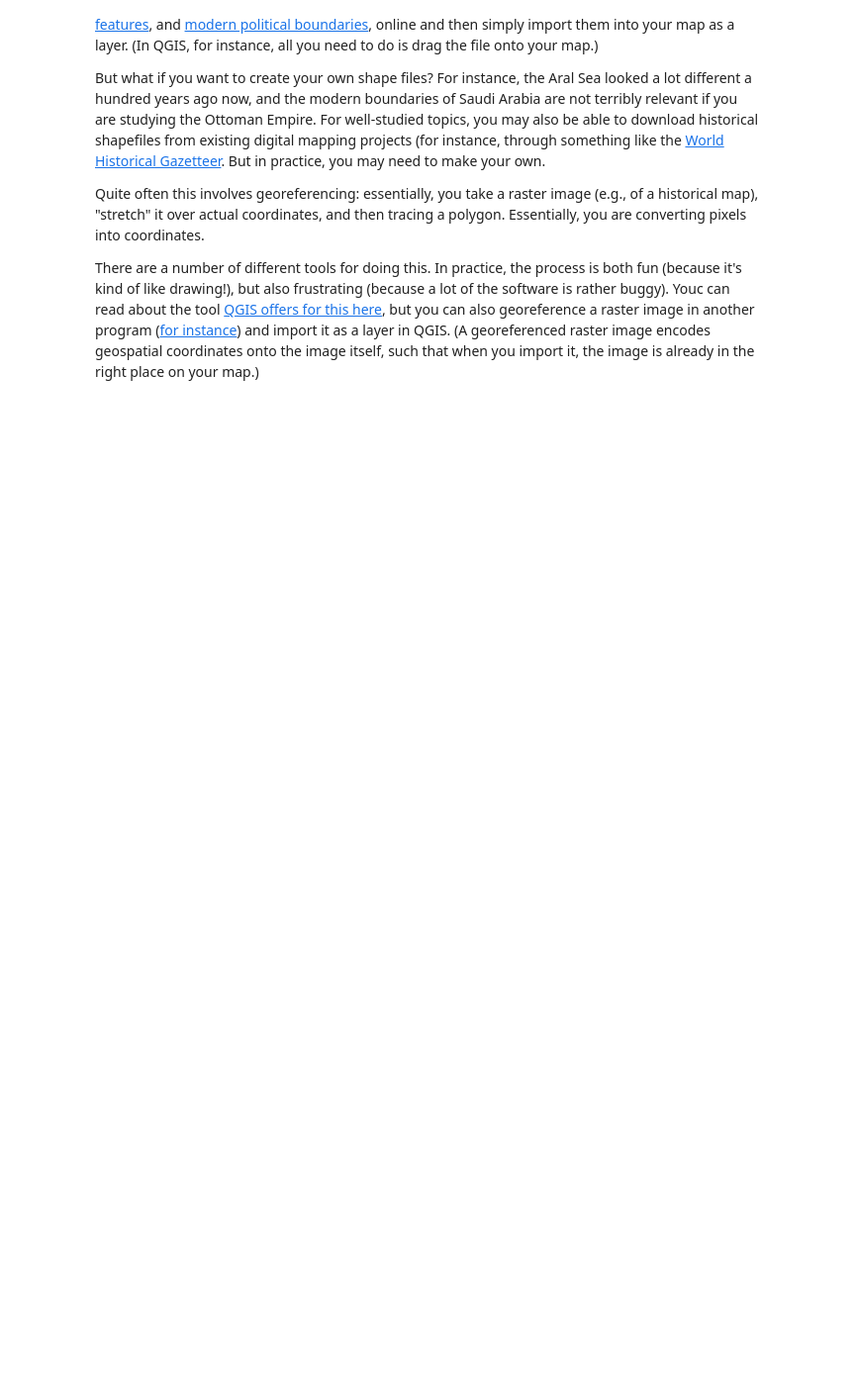
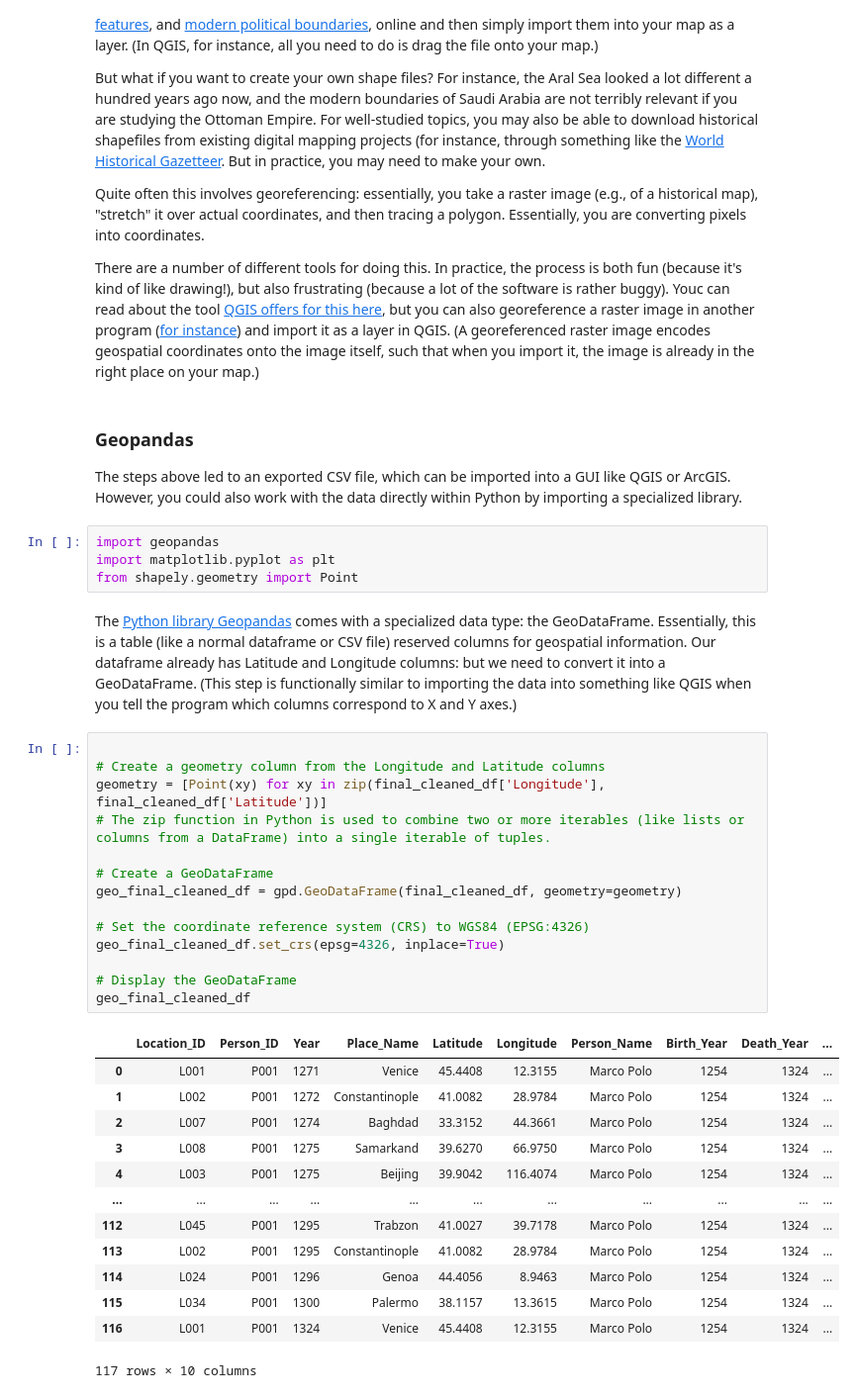
Before and after one commit to pickettj/teaching, a Jupyter notebook: Geospatial_Tutorial.ipynb, the cells around one changed output. Shown at 99% size. Drawn from its saved outputs; the diff is of its cells as text; blank space fills up the shorter version.

Commit message:
added geopandas example

```diff
--- a/Geospatial_Tutorial.ipynb
+++ b/Geospatial_Tutorial.ipynb
@@ -173,3 +173,41 @@ But what if you want to create your own shape files? For instance, the Aral Sea
 Quite often this involves georeferencing: essentially, you take a raster image (e.g., of a historical map), "stretch" it over actual coordinates, and then tracing a polygon. Essentially, you are converting pixels into coordinates.
 
 There are a number of different tools for doing this. In practice, the process is both fun (because it's kind of like drawing!), but also frustrating (because a lot of the software is rather buggy). Youc can read about the tool [QGIS offers for this here](https://docs.qgis.org/3.40/en/docs/user_manual/working_with_raster/georeferencer.html), but you can also georeference a raster image in another program ([for instance](https://lincolnmullen.com/projects/spatial-workshop/georectification.html)) and import it as a layer in QGIS. (A georeferenced raster image encodes geospatial coordinates onto the image itself, such that when you import it, the image is already in the right place on your map.)
+# %% [markdown]
+### Geopandas
+
+The steps above led to an exported CSV file, which can be imported into a GUI like QGIS or ArcGIS. However, you could also work with the data directly within Python by importing a specialized library.
+# %%
+import geopandas
+import matplotlib.pyplot as plt
+from shapely.geometry import Point
+# %% [markdown]
+The [Python library Geopandas](https://geopandas.org/en/stable/getting_started/introduction.html) comes with a specialized data type: the GeoDataFrame. Essentially, this is a table (like a normal dataframe or CSV file) reserved columns for geospatial information. Our dataframe already has Latitude and Longitude columns: but we need to convert it into a GeoDataFrame. (This step is functionally similar to importing the data into something like QGIS when you tell the program which columns correspond to X and Y axes.)
+# %%
+
+# Create a geometry column from the Longitude and Latitude columns
+geometry = [Point(xy) for xy in zip(final_cleaned_df['Longitude'], final_cleaned_df['Latitude'])]
+# The zip function in Python is used to combine two or more iterables (like lists or columns from a DataFrame) into a single iterable of tuples.
+
+# Create a GeoDataFrame
+geo_final_cleaned_df = gpd.GeoDataFrame(final_cleaned_df, geometry=geometry)
+
+# Set the coordinate reference system (CRS) to WGS84 (EPSG:4326)
+geo_final_cleaned_df.set_crs(epsg=4326, inplace=True)
+
+# Display the GeoDataFrame
+geo_final_cleaned_df
+# %% [output]
+|  | Location_ID | Person_ID | Year | Place_Name | Latitude | Longitude | Person_Name | Birth_Year | Death_Year | ... |
+| 0 | L001 | P001 | 1271 | Venice | 45.4408 | 12.3155 | Marco Polo | 1254 | 1324 | ... |
+| 1 | L002 | P001 | 1272 | Constantinople | 41.0082 | 28.9784 | Marco Polo | 1254 | 1324 | ... |
+| 2 | L007 | P001 | 1274 | Baghdad | 33.3152 | 44.3661 | Marco Polo | 1254 | 1324 | ... |
+| 3 | L008 | P001 | 1275 | Samarkand | 39.6270 | 66.9750 | Marco Polo | 1254 | 1324 | ... |
+| 4 | L003 | P001 | 1275 | Beijing | 39.9042 | 116.4074 | Marco Polo | 1254 | 1324 | ... |
+| ... | ... | ... | ... | ... | ... | ... | ... | ... | ... | ... |
+| 112 | L045 | P001 | 1295 | Trabzon | 41.0027 | 39.7178 | Marco Polo | 1254 | 1324 | ... |
+| 113 | L002 | P001 | 1295 | Constantinople | 41.0082 | 28.9784 | Marco Polo | 1254 | 1324 | ... |
+| 114 | L024 | P001 | 1296 | Genoa | 44.4056 | 8.9463 | Marco Polo | 1254 | 1324 | ... |
+| 115 | L034 | P001 | 1300 | Palermo | 38.1157 | 13.3615 | Marco Polo | 1254 | 1324 | ... |
+| 116 | L001 | P001 | 1324 | Venice | 45.4408 | 12.3155 | Marco Polo | 1254 | 1324 | ... |
+117 rows × 10 columns
```
Also changed, not shown: parts of 2 cells of this notebook, 4 other files.
